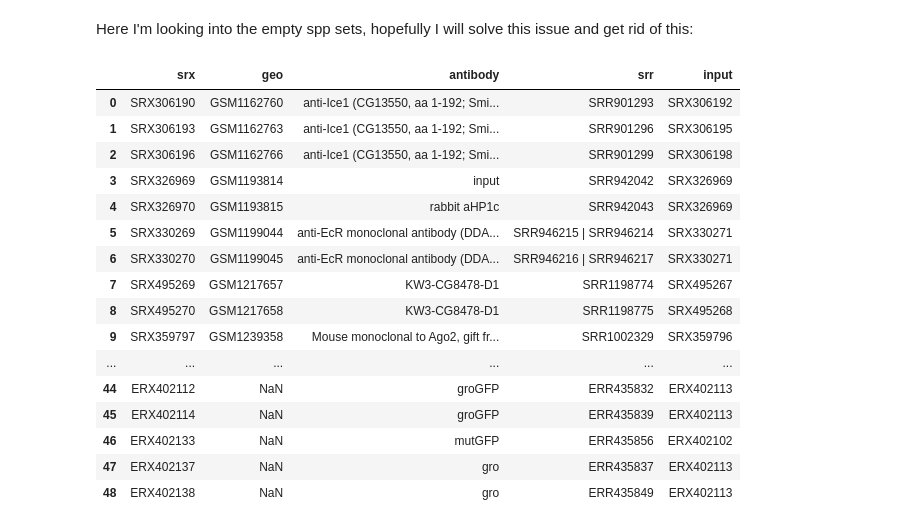
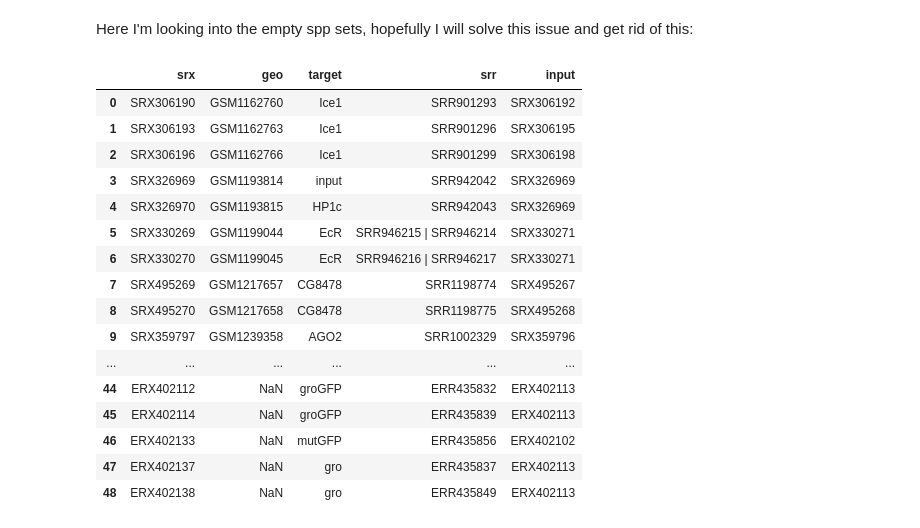
Before and after one commit to isabelleberger/s2cell-prior, a Jupyter notebook: notebook/2018-01-09_checking_peak_calls.ipynb, the cells around one changed output. Cells and saved outputs as stored; diff of their text form; code cells hidden in the pictures.

```diff
--- a/notebook/2018-01-09_checking_peak_calls.ipynb
+++ b/notebook/2018-01-09_checking_peak_calls.ipynb
@@ -305,19 +304,19 @@ spp_empty = ['SRX149192', 'SRX885700', 'ERX402137', 'ERX402138','SRX885698', 'SR
 # %%
 emptydf = pd.DataFrame(spp_empty, columns=['srx'])
 # %%
-spreadsheet.merge(emptydf, how='inner')[['srx','geo','antibody','srr','input']]
+spreadsheet.merge(emptydf, how='inner')[['srx','geo','target','srr','input']]
 # %% [output]
-|  | srx | geo | antibody | srr | input |
-| 0 | SRX306190 | GSM1162760 | anti-Ice1 (CG13550, aa 1-192; Smi... | SRR901293 | SRX306192 |
-| 1 | SRX306193 | GSM1162763 | anti-Ice1 (CG13550, aa 1-192; Smi... | SRR901296 | SRX306195 |
-| 2 | SRX306196 | GSM1162766 | anti-Ice1 (CG13550, aa 1-192; Smi... | SRR901299 | SRX306198 |
+|  | srx | geo | target | srr | input |
+| 0 | SRX306190 | GSM1162760 | Ice1 | SRR901293 | SRX306192 |
+| 1 | SRX306193 | GSM1162763 | Ice1 | SRR901296 | SRX306195 |
+| 2 | SRX306196 | GSM1162766 | Ice1 | SRR901299 | SRX306198 |
 | 3 | SRX326969 | GSM1193814 | input | SRR942042 | SRX326969 |
-| 4 | SRX326970 | GSM1193815 | rabbit aHP1c | SRR942043 | SRX326969 |
-| 5 | SRX330269 | GSM1199044 | anti-EcR monoclonal antibody (DDA... | SRR946215 | SRR946214 | SRX330271 |
-| 6 | SRX330270 | GSM1199045 | anti-EcR monoclonal antibody (DDA... | SRR946216 | SRR946217 | SRX330271 |
-| 7 | SRX495269 | GSM1217657 | KW3-CG8478-D1 | SRR1198774 | SRX495267 |
-| 8 | SRX495270 | GSM1217658 | KW3-CG8478-D1 | SRR1198775 | SRX495268 |
-| 9 | SRX359797 | GSM1239358 | Mouse monoclonal to Ago2, gift fr... | SRR1002329 | SRX359796 |
+| 4 | SRX326970 | GSM1193815 | HP1c | SRR942043 | SRX326969 |
+| 5 | SRX330269 | GSM1199044 | EcR | SRR946215 | SRR946214 | SRX330271 |
+| 6 | SRX330270 | GSM1199045 | EcR | SRR946216 | SRR946217 | SRX330271 |
+| 7 | SRX495269 | GSM1217657 | CG8478 | SRR1198774 | SRX495267 |
+| 8 | SRX495270 | GSM1217658 | CG8478 | SRR1198775 | SRX495268 |
+| 9 | SRX359797 | GSM1239358 | AGO2 | SRR1002329 | SRX359796 |
 | ... | ... | ... | ... | ... | ... |
 | 44 | ERX402112 | NaN | groGFP | ERR435832 | ERX402113 |
 | 45 | ERX402114 | NaN | groGFP | ERR435839 | ERX402113 |
```
Also changed, not shown: parts of 5 cells of this notebook, 1 other file.
